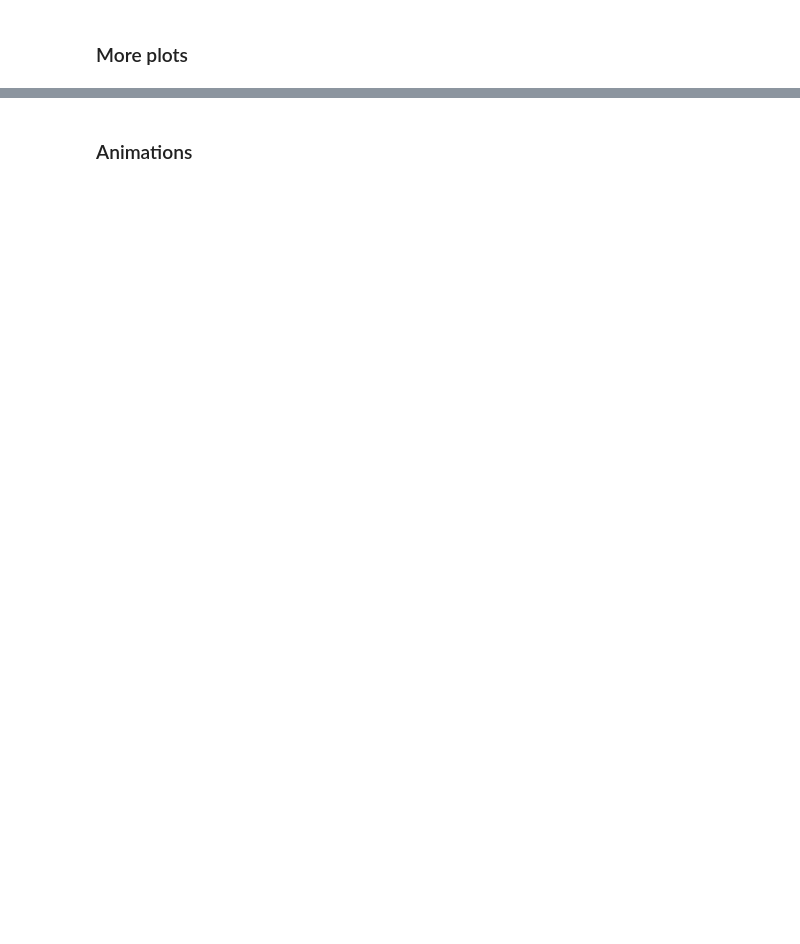
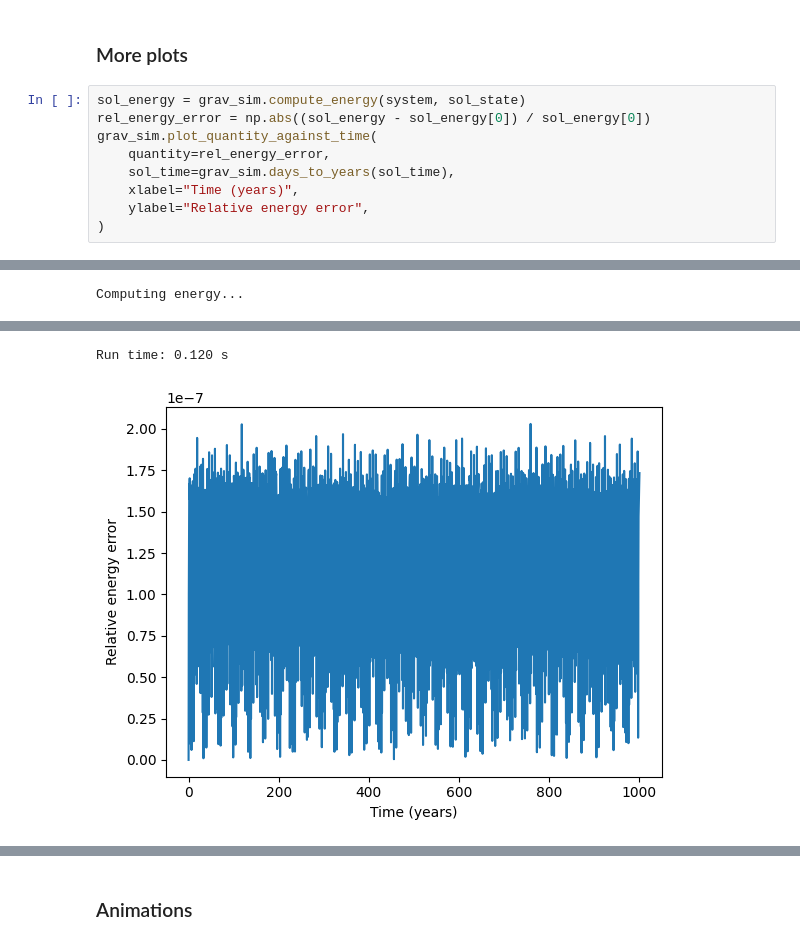
Before and after one commit to alvinng4/Gravity-Simulator, a Jupyter notebook: examples/tutorial.ipynb, the cells around one changed output, grey strips where cells are left out. Drawn from its saved outputs; the diff is of its cells as text; blank space fills up the shorter version.

```diff
--- a/examples/tutorial.ipynb
+++ b/examples/tutorial.ipynb
@@ -139,2 +131,12 @@ grav_sim.plot_2d_trajectory(
 # %% [markdown]
 ### More plots
+# %%
+sol_energy = grav_sim.compute_energy(system, sol_state)
+rel_energy_error = np.abs((sol_energy - sol_energy[0]) / sol_energy[0])
+grav_sim.plot_quantity_against_time(
+    quantity=rel_energy_error,
+    sol_time=grav_sim.days_to_years(sol_time),
+    xlabel="Time (years)",
+    ylabel="Relative energy error",
+)
+# %% [output]
@@ -140,0 +144 @@ grav_sim.plot_2d_trajectory(
+Computing energy...
@@ -140,0 +147,2 @@ grav_sim.plot_2d_trajectory(
+Run time: 0.120 s
+[figure, added]
```
Also changed, not shown: parts of 22 cells of this notebook, 6 other files.
